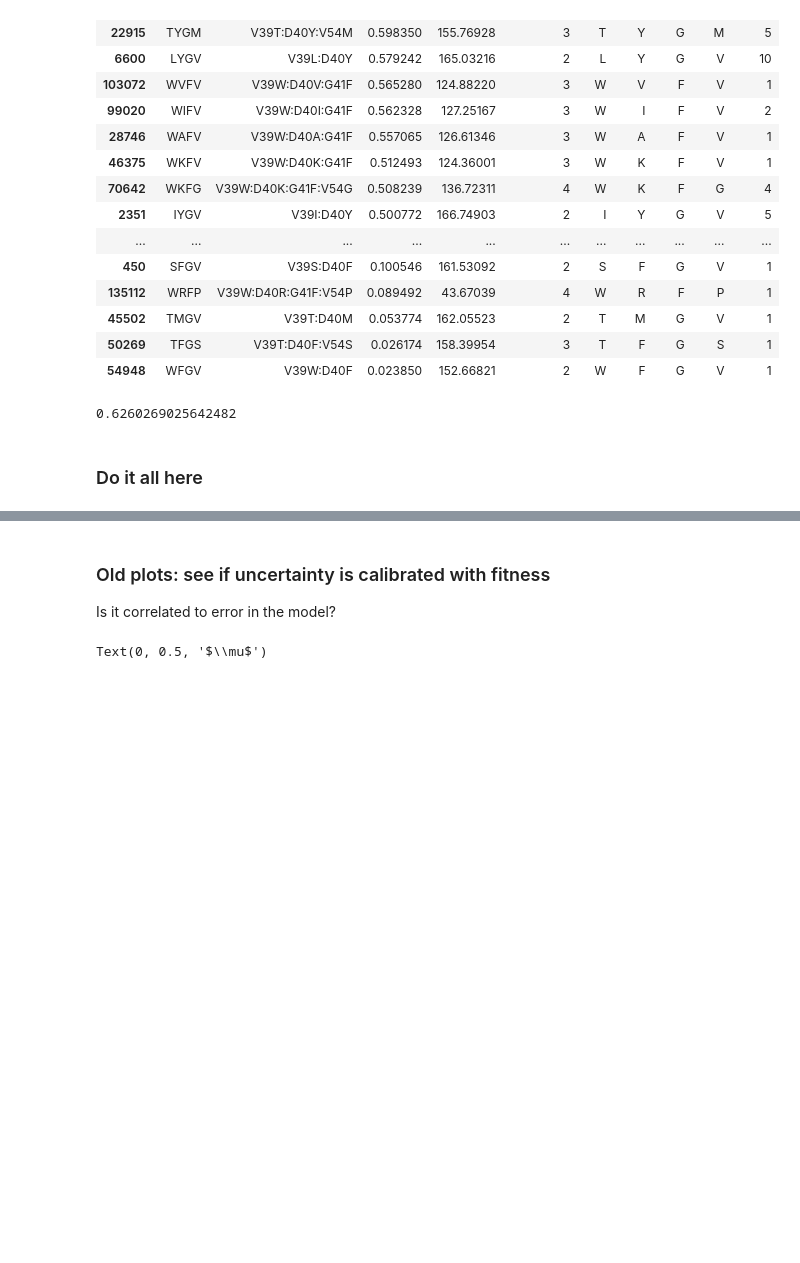
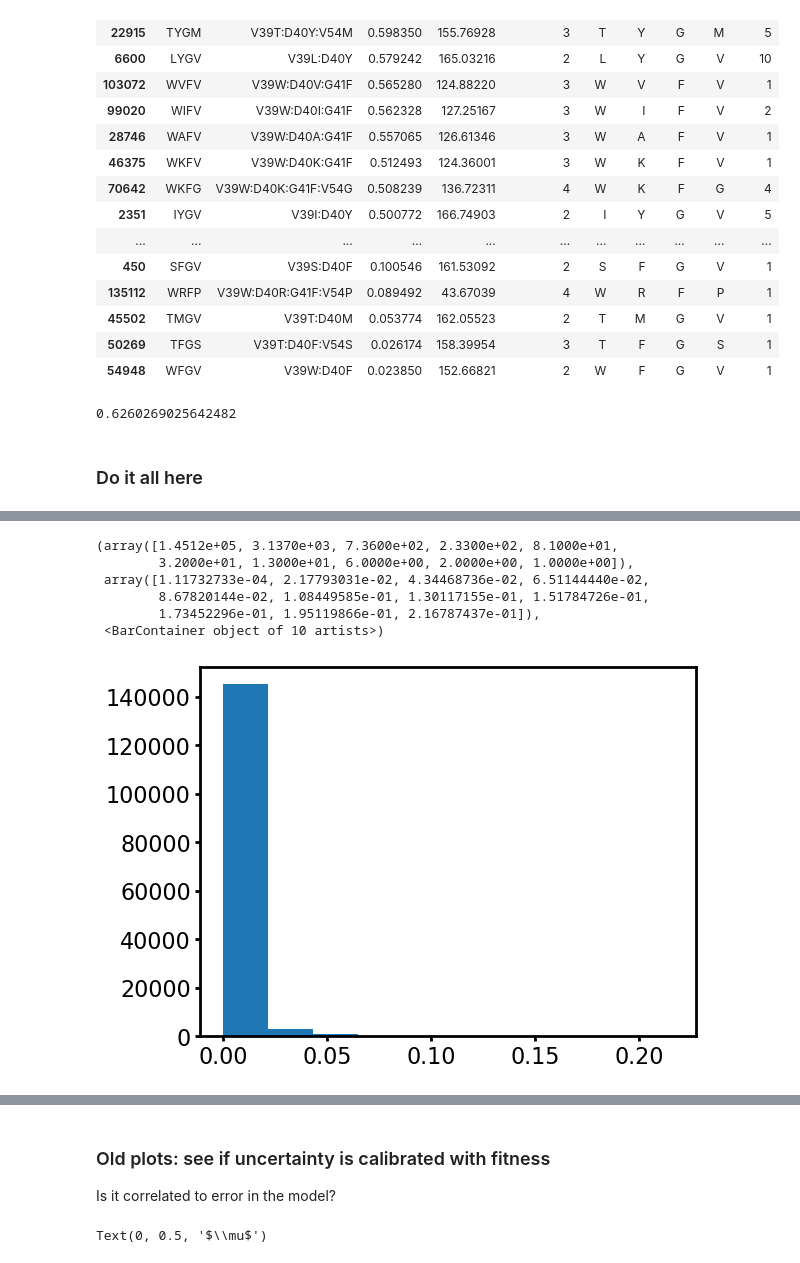
Before and after one commit to jsunn-y/ALDE, a Jupyter notebook: analysis.ipynb, the cells around one changed output, grey strips where cells are left out. Drawn from its saved outputs; the diff is of its cells as text; code cells hidden in the pictures; blank space fills up the shorter version.

```diff
--- a/analysis.ipynb
+++ b/analysis.ipynb
@@ -460,0 +474,10 @@ plt.tight_layout()
+# %%
+plt.hist(fitness_df['sigma'])
+# %% [output]
+(array([1.4512e+05, 3.1370e+03, 7.3600e+02, 2.3300e+02, 8.1000e+01,
+        3.2000e+01, 1.3000e+01, 6.0000e+00, 2.0000e+00, 1.0000e+00]),
+ array([1.11732733e-04, 2.17793031e-02, 4.34468736e-02, 6.51144440e-02,
+        8.67820144e-02, 1.08449585e-01, 1.30117155e-01, 1.51784726e-01,
+        1.73452296e-01, 1.95119866e-01, 2.16787437e-01]),
+ <BarContainer object of 10 artists>)
+[figure, added]
```
Also changed, not shown: parts of 4 cells of this notebook, 3 other files.
